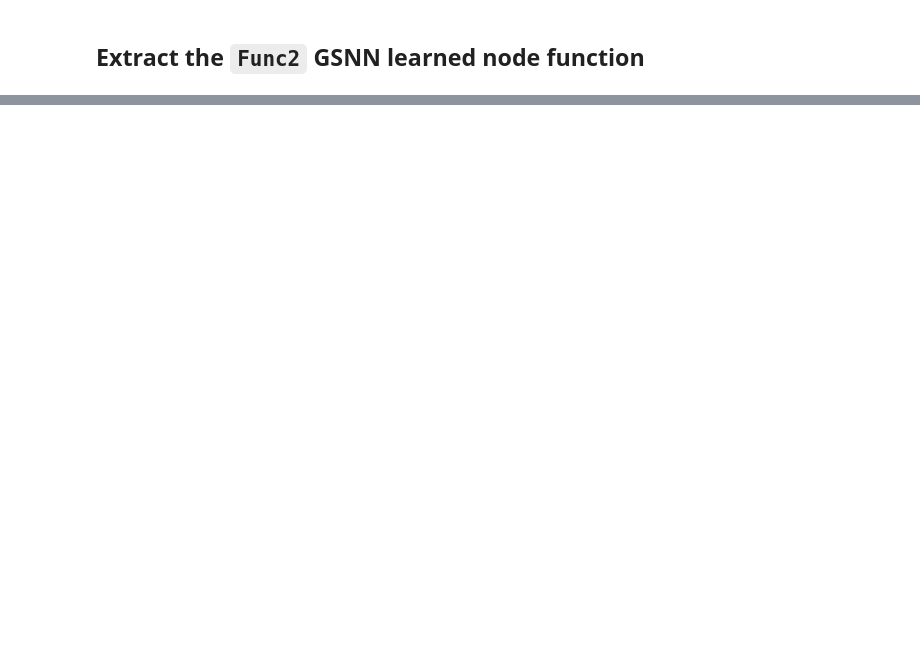
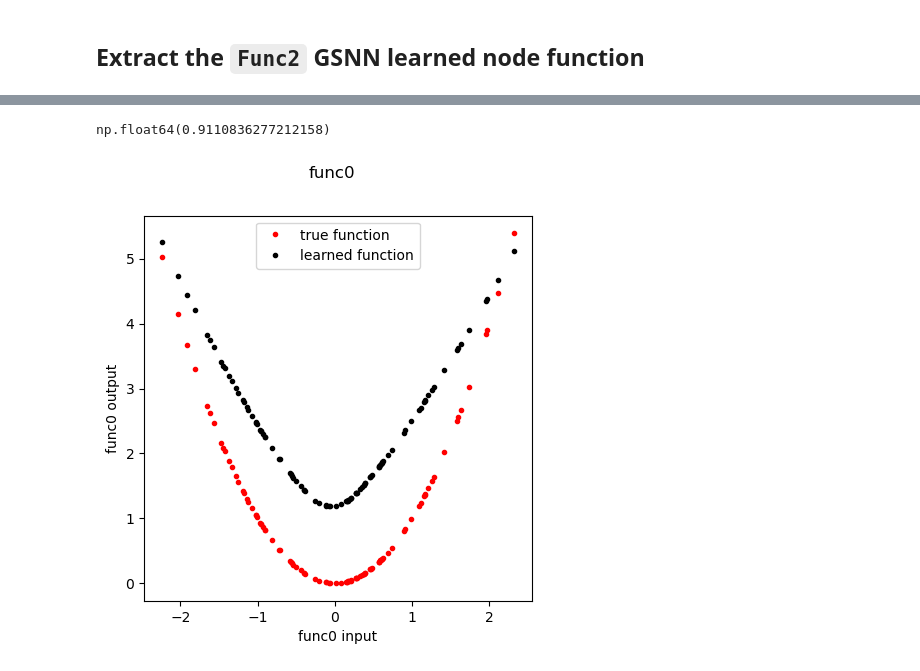
Before and after one commit to nathanieljevans/GSNN, a Jupyter notebook: docs/tutorials/02_simulate.ipynb, the cells around one changed output, grey strips where cells are left out. Saved outputs shown, nothing was run; the diff lists cells and outputs as text; code cells hidden in the pictures; blank space fills up the shorter version.

```diff
--- a/docs/tutorials/02_simulate.ipynb
+++ b/docs/tutorials/02_simulate.ipynb
@@ -220,0 +217,20 @@ plt.show()
+# %%
+
+x_train, y_train, x_test, y_test = simulate_sde(
+    G, n_train=1000, n_test=200,
+    input_nodes=input_nodes,
+    output_nodes=output_nodes,
+    noise_scale=0.5,     # Diffusion coefficient
+    dt=0.01,             # Time step for integration
+    t_final=10.0,        # Final integration time
+    special_functions=special_functions,
+    seed=42              # For reproducibility
+)
+# %%
+device = 'cuda' if torch.cuda.is_available() else 'cpu'
+
+x_train = torch.tensor(x_train, dtype=torch.float32).to(device)
+y_train = torch.tensor(y_train, dtype=torch.float32).to(device)
+
+x_test = torch.tensor(x_test, dtype=torch.float32).to(device)
+y_test = torch.tensor(y_test, dtype=torch.float32).to(device)
@@ -220,0 +278,29 @@ plt.show()
+# %%
+np.corrcoef(yhat.detach().cpu().numpy().ravel(), y_test.detach().cpu().numpy().ravel())[0,1]
+# %% [output]
+np.float64(0.9110836277212158)
+# %%
+fn = 'func0'
+
+f,axes = plt.subplots(1,1, figsize=(5,5), sharey=True)
+plt.suptitle( fn )
+
+func, meta = extract_entity_function(node=fn, model=model, data=data, layer=0)
+n_inputs = func.lin_in.weight.data.shape[1]
+inp = torch.randn(100, n_inputs)
+out = func(inp)
+
+if fn in special_functions:
+    out_true = [special_functions[fn](np.array(x)) for x in inp]
+else:
+    out_true = [x for x in inp]
+
+plt.plot(inp, out_true, 'r.', label='true function')
+plt.plot(inp.detach().cpu().numpy().ravel(), out.detach().cpu().numpy().ravel(), 'k.', label='learned function')
+
+plt.xlabel(f'{fn} input')
+plt.ylabel(f'{fn} output')
+plt.legend()
+plt.show()
+# %% [output]
+[figure, added]
```
Also changed, not shown: parts of 11 cells of this notebook, 26 other files.
